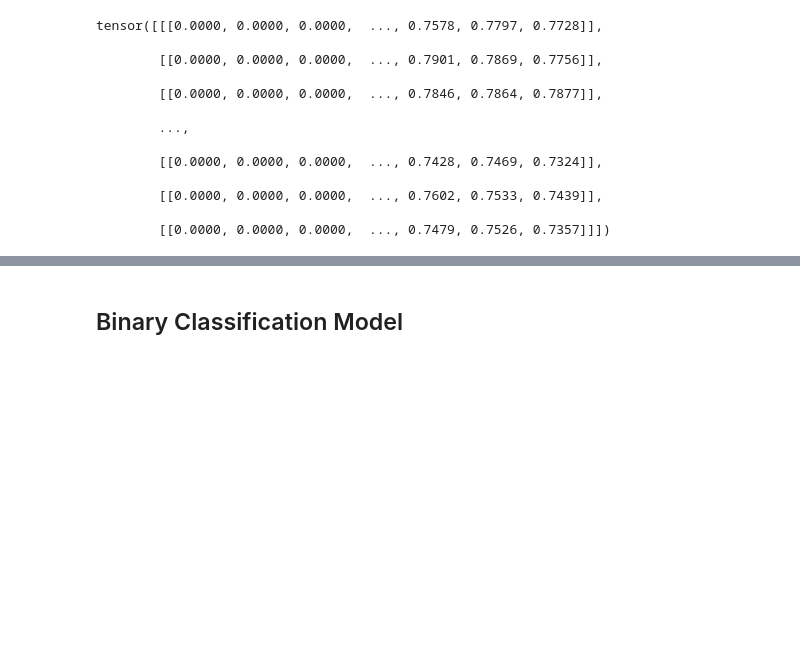
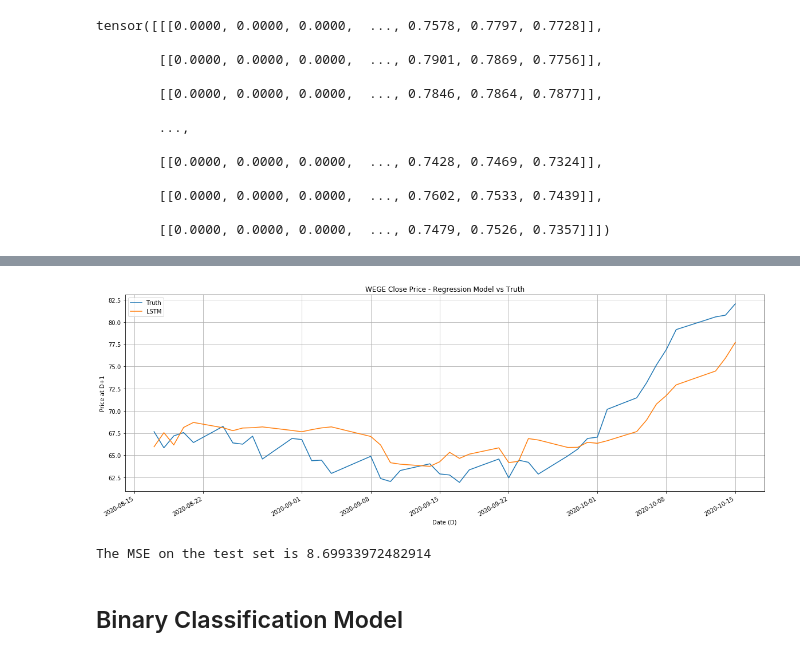
Before and after one commit to brunokiyoshi/Nanodegree-MLE-capstone-project, a Jupyter notebook: capstone_project.ipynb, the cells around one changed output, grey strips where cells are left out. Saved outputs shown, nothing was run; the diff lists cells and outputs as text; code cells hidden in the pictures; blank space fills up the shorter version.

```diff
--- a/Capstone project.ipynb
+++ b/capstone_project.ipynb
@@ -536,3 +510,18 @@ print(calc_acc_movement(predictions_, test_y) * 100)
+# %%
+predictions_df = pd.read_csv("predictions/predictions_regression.csv", parse_dates=["Date"], index_col="Date")
+test_y_ = predictions_df["Truth"].values
+predictions_ = predictions_df["LSTM"].values
+predictions_df.plot(figsize=(20,7), title = "WEGE Close Price - Regression Model vs Truth", logy=False)
+plt.ylabel("Price at D+1")
+plt.xlabel("Date (D)")
+plt.grid()
+# %% [output]
+[figure, added]
+# %%
+from sklearn.metrics import mean_squared_error
+print(f"The MSE on the test set is {mean_squared_error(predictions_,test_y_)}")
+# %% [output]
+The MSE on the test set is 8.69933972482914
 # %% [markdown]
 ## Binary Classification Model
 # %% [markdown]
```
Also changed, not shown: parts of 26 cells of this notebook, 3 other files.
